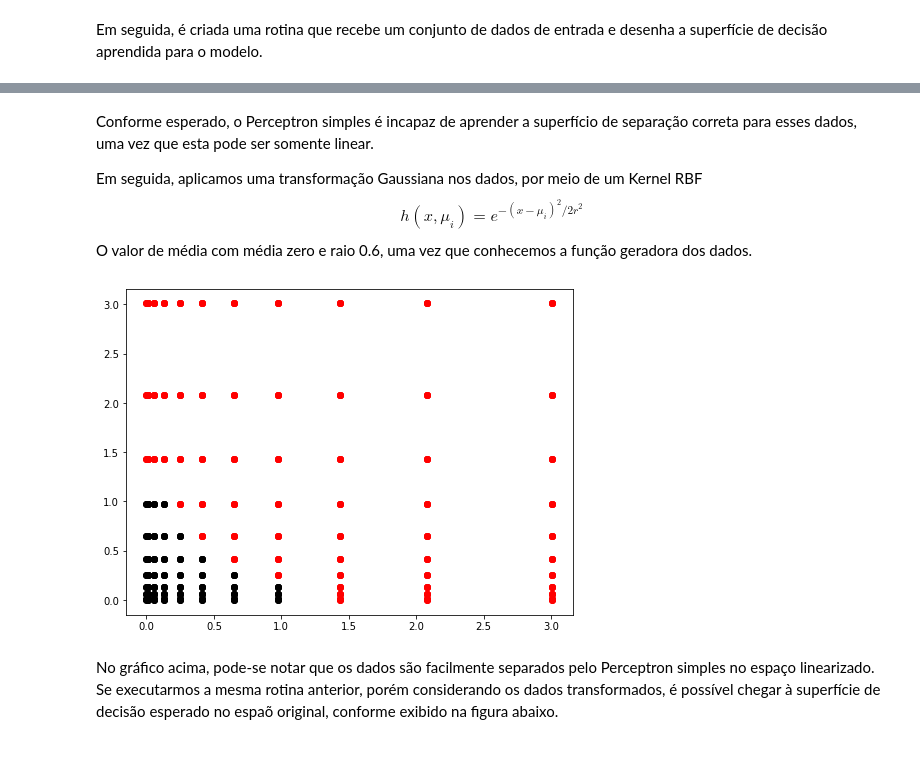
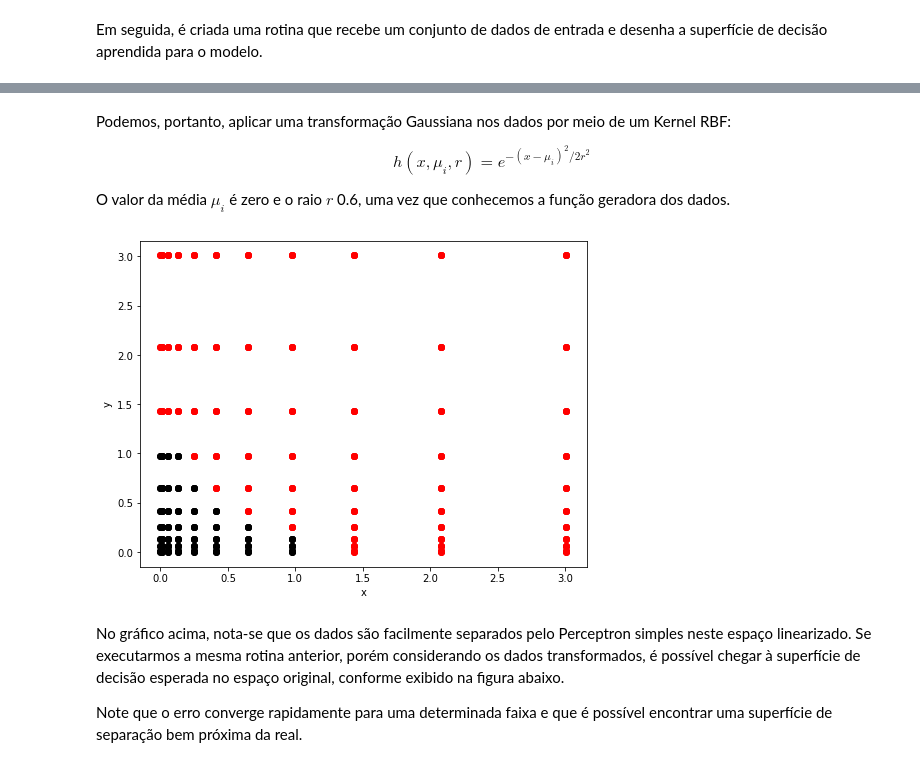
Before and after one commit to vicrsp/rna-ppgee, a Jupyter notebook: exercicios/ex2/solution.ipynb, the cells around one changed output, grey strips where cells are left out. Saved outputs shown, nothing was run; the diff lists cells and outputs as text; code cells hidden in the pictures.

```diff
--- a/exercicios/ex2/solution.ipynb
+++ b/exercicios/ex2/solution.ipynb
@@ -40,10 +42,11 @@ def plot_func(data):
 
     fig, ax = plt.subplots(figsize=(8,6))
 
-
     ax.scatter(data.loc[t_class0, 'x'],
                 data.loc[t_class0, 'y'], color='black')
     ax.scatter(data.loc[t_class1, 'x'], data.loc[t_class1, 'y'], color='red')
+    ax.set_xlabel('x')
+    ax.set_ylabel('y')
     return fig, ax
 
 data = func_circle()
@@ -148,25 +165,28 @@ plot_decision_boundary(data)
 # %% [markdown]
-Conforme esperado, o Perceptron simples é incapaz de aprender a superfício de separação correta para esses dados, uma vez que esta pode ser somente linear.
 
-Em seguida, aplicamos uma transformação Gaussiana nos dados, por meio de um Kernel RBF
-$$h(x, \mu_i) = e^{-(x-\mu_i)^2/2r^2}$$
-O valor de média com média zero e raio 0.6, uma vez que conhecemos a função geradora dos dados.
+Podemos, portanto, aplicar uma transformação Gaussiana nos dados por meio de um Kernel RBF:
+
+$$h(x, \mu_i, r) = e^{-(x-\mu_i)^2/2r^2}$$
+
+O valor da média $\mu_i$ é zero e o raio $r$ 0.6, uma vez que conhecemos a função geradora dos dados.
 # %%
 radius = 0.6 # using the same radius used to generate the data
 def rbf(x): return np.expm1((x ** 2) / (2*(radius**2)))
 
-xrbf = rbf(x_train)
+xrbf = rbf(data[['x','y']].to_numpy())
 data_rbf = pd.DataFrame()
 data_rbf['x'] = xrbf[:, 0]
 data_rbf['y'] = xrbf[:, 1]
-data_rbf['class'] = y_train
+data_rbf['class'] = data['class']
 
 fig, _ax = plot_func(data_rbf)
 fig.show()
 # %% [output]
-[figure, old version]
+[figure, new version]
 # %% [markdown]
-No gráfico acima, pode-se notar que os dados são facilmente separados pelo Perceptron simples no espaço linearizado. Se executarmos a mesma rotina anterior, porém considerando os dados transformados, é possível chegar à superfície de decisão esperado no espaõ original, conforme exibido na figura abaixo.
+No gráfico acima, nota-se que os dados são facilmente separados pelo Perceptron simples neste espaço linearizado. Se executarmos a mesma rotina anterior, porém considerando os dados transformados, é possível chegar à superfície de decisão esperada no espaço original, conforme exibido na figura abaixo.
+
+Note que o erro converge rapidamente para uma determinada faixa e que é possível encontrar uma superfície de separação bem próxima da real.
 # %%
 # Train RBF (Gaussian) kernel
 plot_decision_boundary(data, rbf)
```
Also changed, not shown: parts of 14 cells of this notebook.
